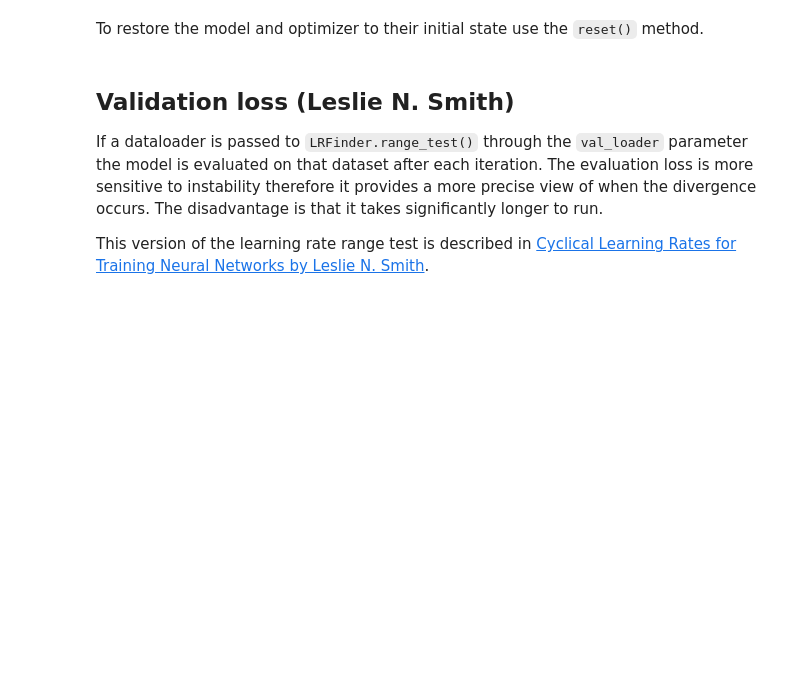
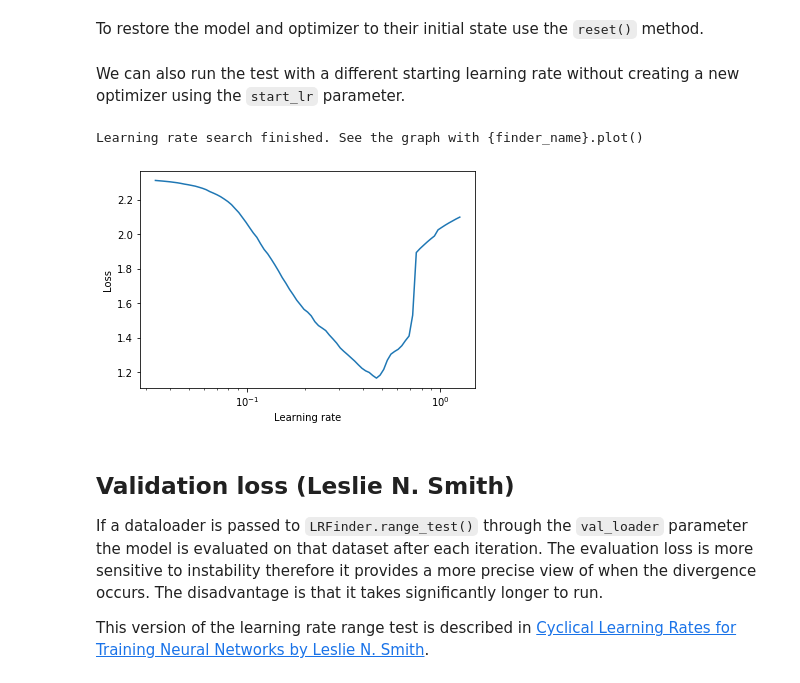
Before and after one commit to davidtvs/pytorch-lr-finder, a Jupyter notebook: examples/lrfinder_mnist.ipynb, the cells around one changed output. Drawn from its saved outputs; the diff is of its cells as text; code cells hidden in the pictures; blank space fills up the shorter version.

Commit message:
Allow starting learning rate to be changed in range_test()

```diff
--- a/examples/lrfinder_mnist.ipynb
+++ b/examples/lrfinder_mnist.ipynb
@@ -76,6 +75,15 @@ lr_finder.plot()
 To restore the model and optimizer to their initial state use the `reset()` method.
 # %%
 lr_finder.reset()
+# %% [markdown]
+We can also run the test with a different starting learning rate without creating a new optimizer using the `start_lr` parameter.
+# %%
+lr_finder.range_test(trainloader, start_lr=0.02, end_lr=1.5, num_iter=100, step_mode="exp")
+lr_finder.plot()
+lr_finder.reset()
+# %% [output]
+Learning rate search finished. See the graph with {finder_name}.plot()
+[figure, added]
 # %% [markdown]
 ## Validation loss (Leslie N. Smith)
 
```
Also changed, not shown: parts of 4 cells of this notebook, 2 other files.
